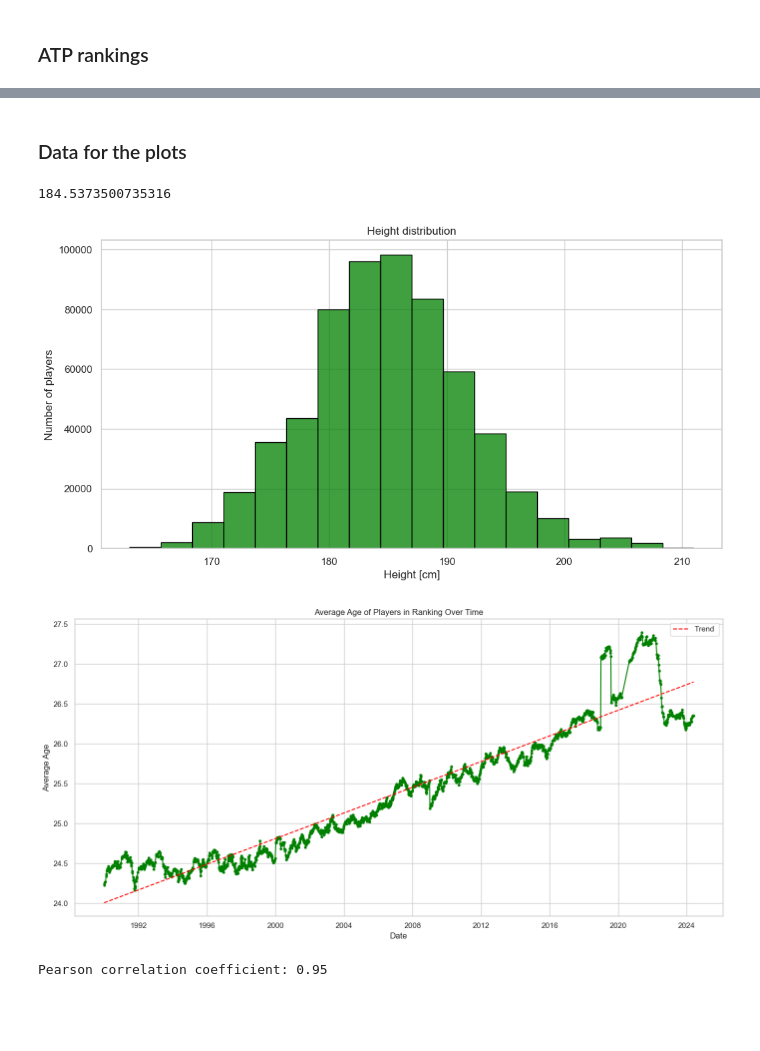
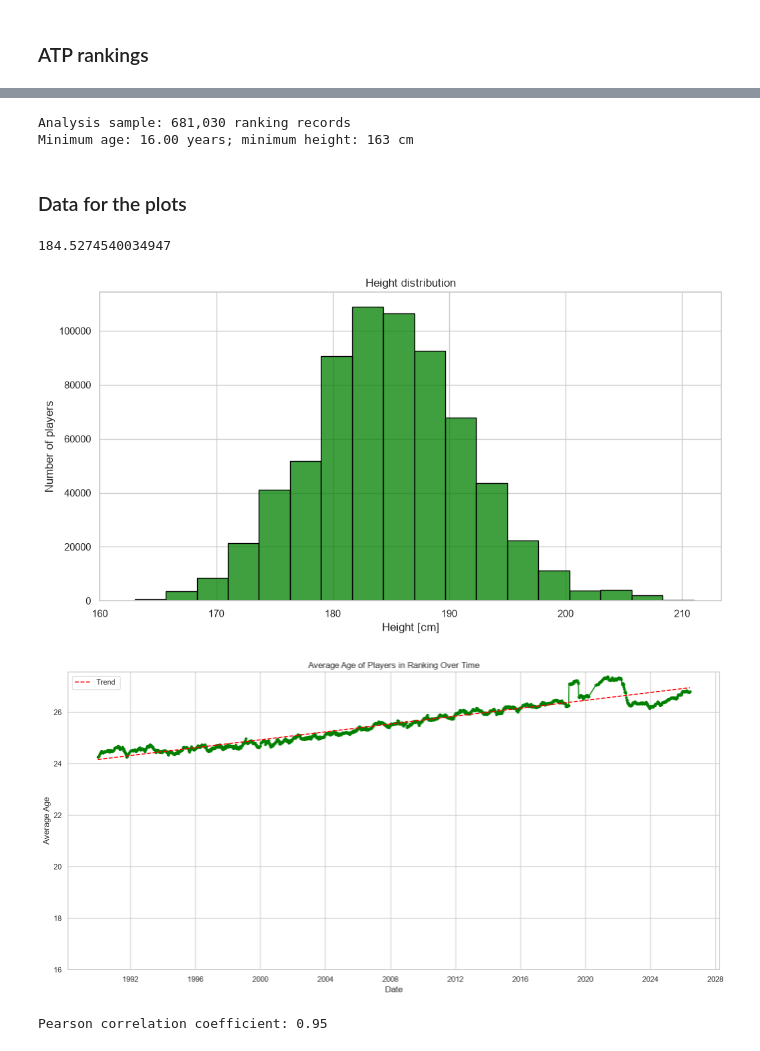
Before and after one commit to jarekserafin/tennis_atp, a Jupyter notebook: rankings.ipynb, the cells around one changed output, grey strips where cells are left out. Cells and saved outputs as stored; diff of their text form; code cells hidden in the pictures; blank space fills up the shorter version.

```diff
--- a/rankings.ipynb
+++ b/rankings.ipynb
@@ -13,4 +13,13 @@ def right_handed_percentage(group):
     if total_known_hand_count == 0:
         return 0
     return (right_handed_count / total_known_hand_count) * 100
+
+MIN_AGE = 16
+MIN_HEIGHT = 160
+
+def filter_ranking_records(frame):
+    """Return the analysis sample with valid age and height."""
+    return frame.loc[
+        (frame['age'] >= MIN_AGE) & (frame['height'] >= MIN_HEIGHT)
+    ].copy()
 # %%
@@ -51,3 +57,14 @@ Index(['tourney_id', 'tourney_name', 'surface', 'draw_size', 'tourney_level',
 # %%
 players_df['dob'] = pd.to_datetime(players_df['dob'], format='%Y%m%d', errors='coerce')
 rankings_df['ranking_date'] = pd.to_datetime(rankings_df['ranking_date'], format='%Y%m%d', errors='coerce')
+
+merged_df = pd.merge(rankings_df[rankings_df['points'] >= 68], players_df, left_on='player', right_on='player_id', how='left')
+merged_df.drop('wikidata_id', inplace=True, axis=1)
+merged_df['ranking_date'] = pd.to_datetime(merged_df['ranking_date'], errors='coerce')
+merged_df['age'] = ((merged_df['ranking_date'] - merged_df['dob']).dt.days / 365.25).round(2)
+merged_df = filter_ranking_records(merged_df)
+print(f"Analysis sample: {len(merged_df):,} ranking records")
+print(f"Minimum age: {merged_df['age'].min():.2f} years; minimum height: {merged_df['height'].min():.0f} cm")
+# %% [output]
+Analysis sample: 681,030 ranking records
+Minimum age: 16.00 years; minimum height: 163 cm
@@ -58,51 +71,50 @@ merged_df.drop('wikidata_id', inplace=True, axis=1)
-# %%
-
-merged_df['ranking_date'] = pd.to_datetime(merged_df['ranking_date'], errors='coerce')
-merged_df['age'] = ((merged_df['ranking_date'] - merged_df['dob']).dt.days / 365.25).round(2)
-merged_df = merged_df[merged_df['age'] >= 10]
 # %% [markdown]
 ### Data for the plots
 # %%
-height_data = merged_df['height']
+height_data = filter_ranking_records(merged_df)['height']
 print(height_data.mean())
 atp_matches_df['tourney_date'] = pd.to_datetime(atp_matches_df['tourney_date'], format='%Y%m%d', errors='coerce')
 # %% [output]
-184.5373500735316
+184.5274540034947
 # %%
 # height distribution
-sns.set(style="whitegrid", color_codes=True)
+height_data = filter_ranking_records(merged_df)['height'].dropna()
+sns.set_theme(style="whitegrid", color_codes=True)
 plt.figure(figsize=(12, 6))
-sns.histplot(height_data, bins=18, kde=False, color='green', edgecolor='black')
+sns.histplot(height_data, bins=18,
+             kde=False, color='green', edgecolor='black')
 plt.title('Height distribution')
 plt.xlabel('Height [cm]')
 plt.ylabel('Number of players')
+plt.xlim(left=160)
 plt.show()
 # %% [output]
-[figure, old version]
+[figure, new version]
 # %%
-average_age_per_date = merged_df.groupby('ranking_date')['age'].mean()
+average_age_per_date = filter_ranking_records(merged_df).groupby('ranking_date')['age'].mean()
 
 plt.figure(figsize=(14, 7))
 plt.plot(average_age_per_date.index, average_age_per_date.values, linestyle='-', marker='.', color='green')
 plt.xlabel('Date')
 plt.ylabel('Average Age')
+plt.ylim(bottom=MIN_AGE)
 plt.title('Average Age of Players in Ranking Over Time')
 plt.grid(True)
 
 x = mdates.date2num(average_age_per_date.index)
 y = average_age_per_date.values
 slope, intercept, r_value, _, _ = linregress(x, y)
 trend = intercept + slope * x
 
 plt.plot(average_age_per_date.index, trend, linestyle='--', color='red', label=f'Trend ')
 
 plt.gca().xaxis.set_major_formatter(mdates.DateFormatter('%Y'))
 plt.tight_layout()
 plt.legend()
 plt.show()
 
 print(f"Pearson correlation coefficient: {r_value:.2f}")
 # %% [output]
-[figure, old version]
+[figure, new version]
 Pearson correlation coefficient: 0.95
 # %%
```
Also changed, not shown: parts of 15 cells of this notebook, 30 other files.
